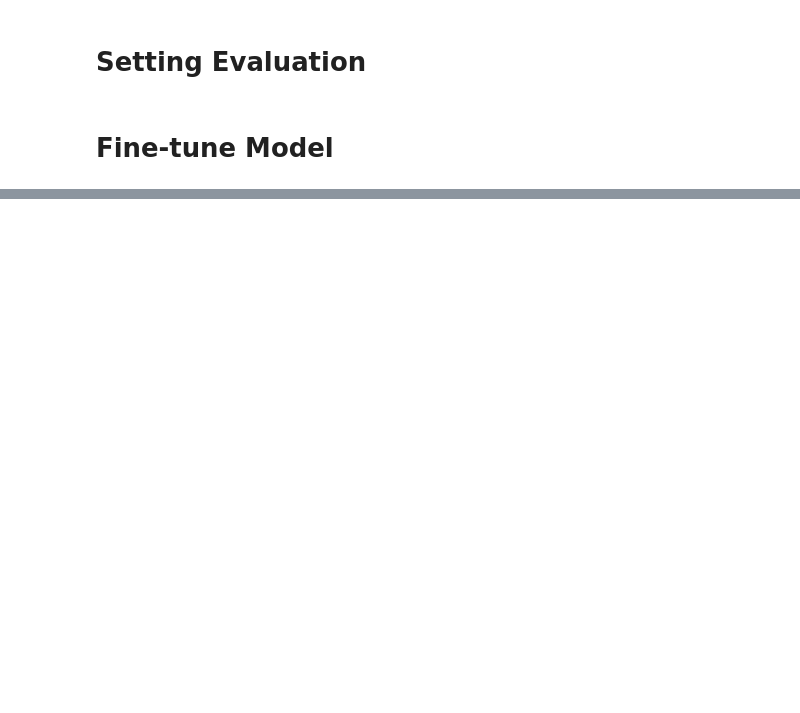
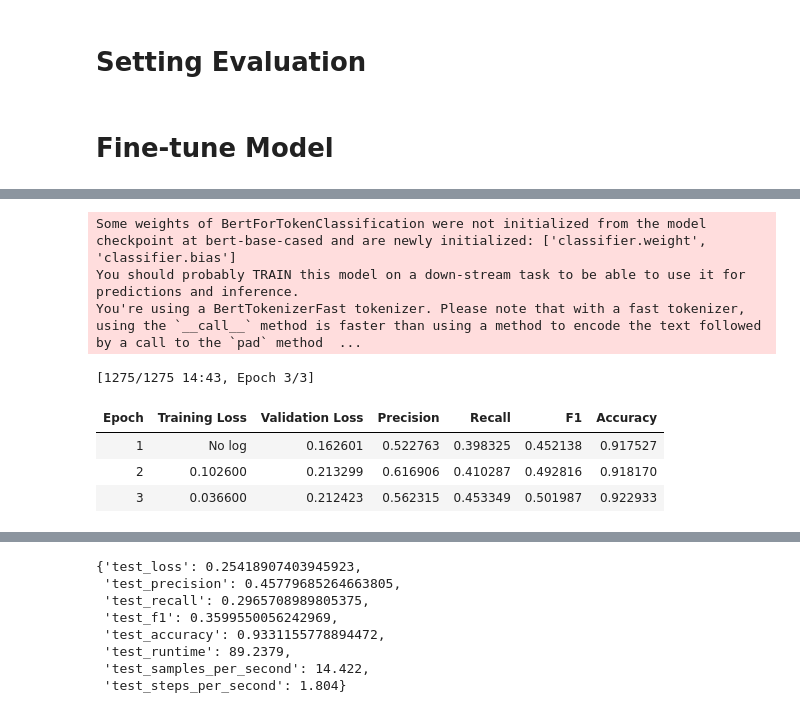
Before and after one commit to arsenignatosyan/text_mining, a Jupyter notebook: as2/assignment2.ipynb, the cells around one changed output, grey strips where cells are left out. Drawn from its saved outputs; the diff is of its cells as text; code cells hidden in the pictures; blank space fills up the shorter version.

```diff
--- a/as2/assignment2.ipynb
+++ b/as2/assignment2.ipynb
@@ -607,0 +482,35 @@ macro_micro_adam6
+# %%
+model = AutoModelForTokenClassification.from_pretrained(
+    model_checkpoint,
+    id2label=id2label,
+    label2id=label2id,
+)
+optimizer3 = AdamW(model.parameters(), lr=9e-5)
+args_adam3 = TrainingArguments(
+    "bert-finetuned-adam3",
+    evaluation_strategy="epoch",
+)
+
+trainer_adam3 = Trainer(
+    model=model,
+    args=args_adam3,
+    train_dataset=tokenized_datasets["train"],
+    eval_dataset=tokenized_datasets["validation"],
+    data_collator=data_collator,
+    compute_metrics=compute_metrics,
+    tokenizer=tokenizer,
+    optimizers=(optimizer3, None)
+)
+
+trainer_adam3.train()
+test_pred_adam3 = trainer_adam3.predict(test_dataset=tokenized_datasets["test"])
+test_pred_adam3.metrics
+# %% [output]
+Some weights of BertForTokenClassification were not initialized from the model checkpoint at bert-base-cased and are newly initialized: ['classifier.weight', 'classifier.bias']
+You should probably TRAIN this model on a down-stream task to be able to use it for predictions and inference.
+You're using a BertTokenizerFast tokenizer. Please note that with a fast tokenizer, using the `__call__` method is faster than using a method to encode the text followed by a call to the `pad` method  ...
+[1275/1275 14:43, Epoch 3/3]
+| Epoch | Training Loss | Validation Loss | Precision | Recall | F1 | Accuracy |
+| 1 | No log | 0.162601 | 0.522763 | 0.398325 | 0.452138 | 0.917527 |
+| 2 | 0.102600 | 0.213299 | 0.616906 | 0.410287 | 0.492816 | 0.918170 |
+| 3 | 0.036600 | 0.212423 | 0.562315 | 0.453349 | 0.501987 | 0.922933 |
@@ -607,0 +518,8 @@ macro_micro_adam6
+{'test_loss': 0.25418907403945923,
+ 'test_precision': 0.45779685264663805,
+ 'test_recall': 0.2965708989805375,
+ 'test_f1': 0.3599550056242969,
+ 'test_accuracy': 0.9331155778894472,
+ 'test_runtime': 89.2379,
+ 'test_samples_per_second': 14.422,
+ 'test_steps_per_second': 1.804}
```
Also changed, not shown: parts of 44 cells of this notebook.
